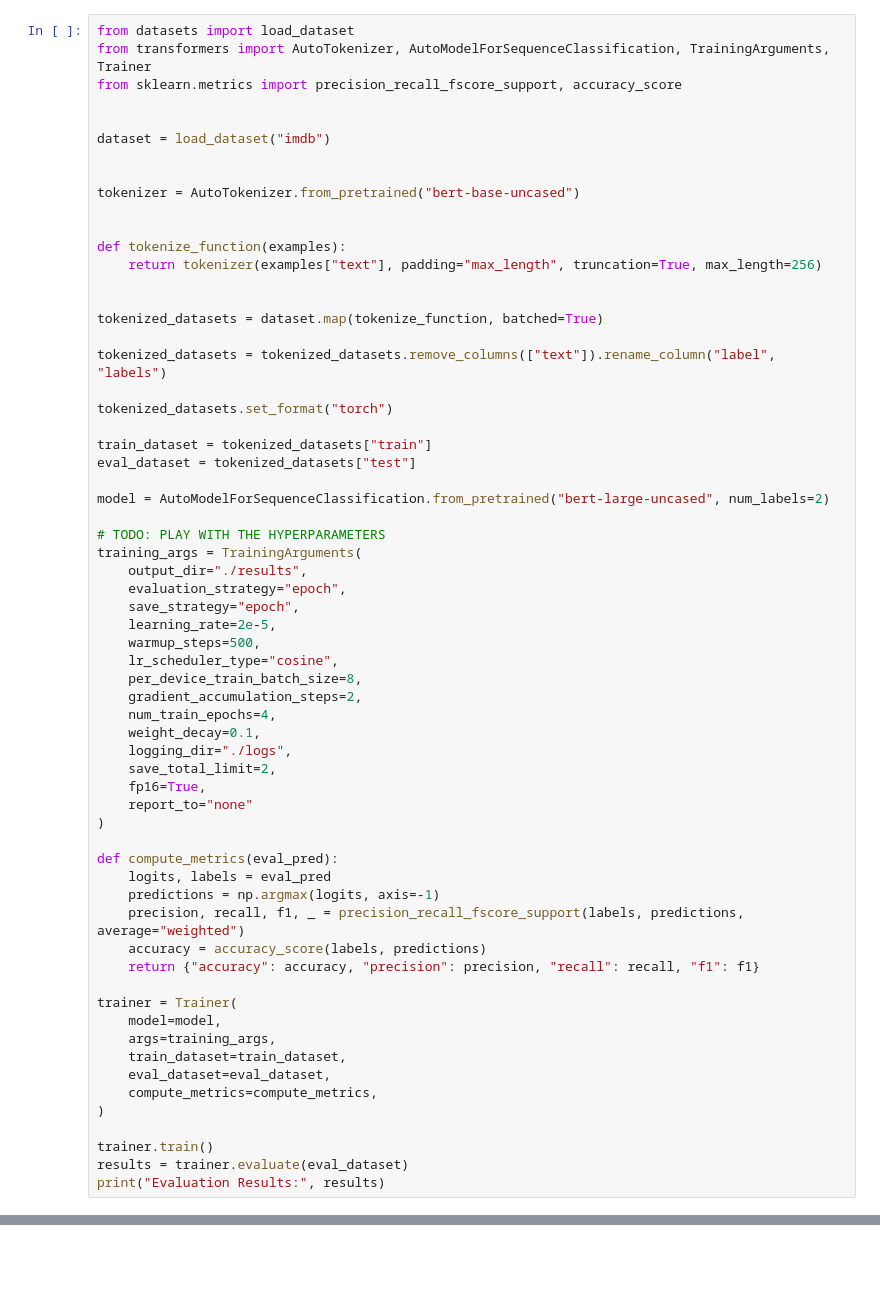
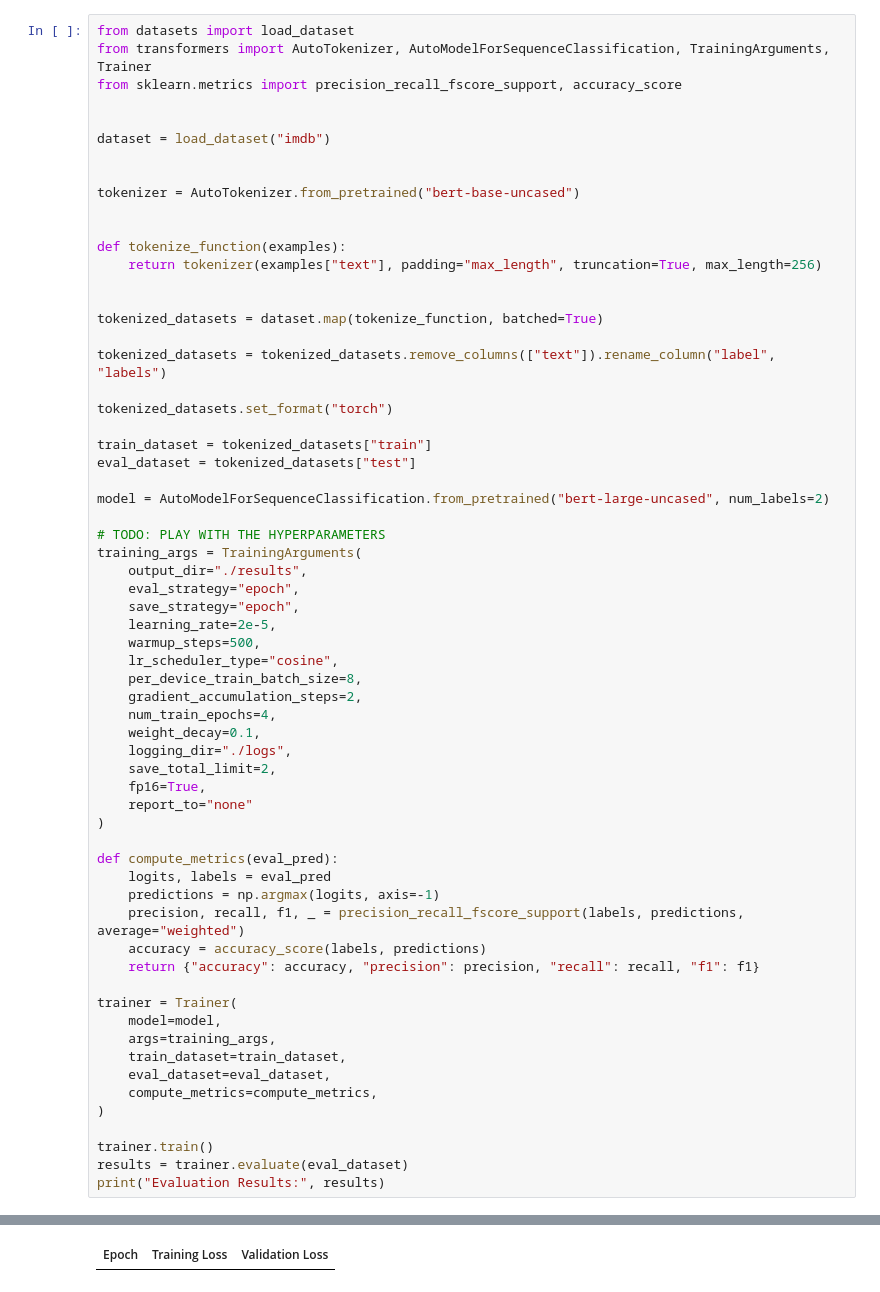
Before and after one commit to pdsalus/AdvNLP_projects, a Jupyter notebook: Lab_2/AdvNLP_Classification_public-pio.ipynb, the cells around one changed output, grey strips where cells are left out. Saved outputs shown, nothing was run; the diff lists cells and outputs as text; blank space fills up the shorter version.

```diff
--- a/Lab_2/AdvNLP_Classification_public-pio.ipynb
+++ b/Lab_2/AdvNLP_Classification_public-pio.ipynb
@@ -91,7 +156,7 @@ model = AutoModelForSequenceClassification.from_pretrained("bert-large-uncased",
 # TODO: PLAY WITH THE HYPERPARAMETERS
 training_args = TrainingArguments(
     output_dir="./results",
-    evaluation_strategy="epoch",
+    eval_strategy="epoch",
     save_strategy="epoch",
     learning_rate=2e-5,
     warmup_steps=500,
@@ -124,3 +189,4 @@ trainer = Trainer(
 trainer.train()
 results = trainer.evaluate(eval_dataset)
 print("Evaluation Results:", results)
+# %% [output]
@@ -126,0 +196 @@ print("Evaluation Results:", results)
+| Epoch | Training Loss | Validation Loss |
```
Also changed, not shown: parts of 6 cells of this notebook.
